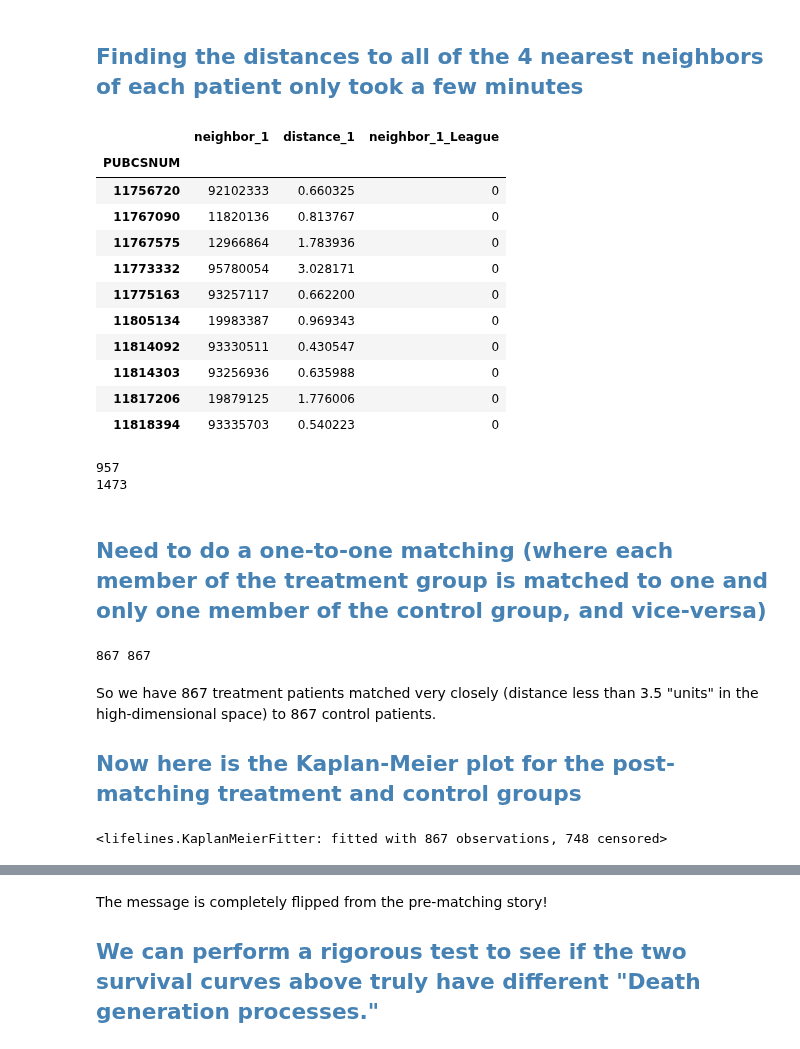
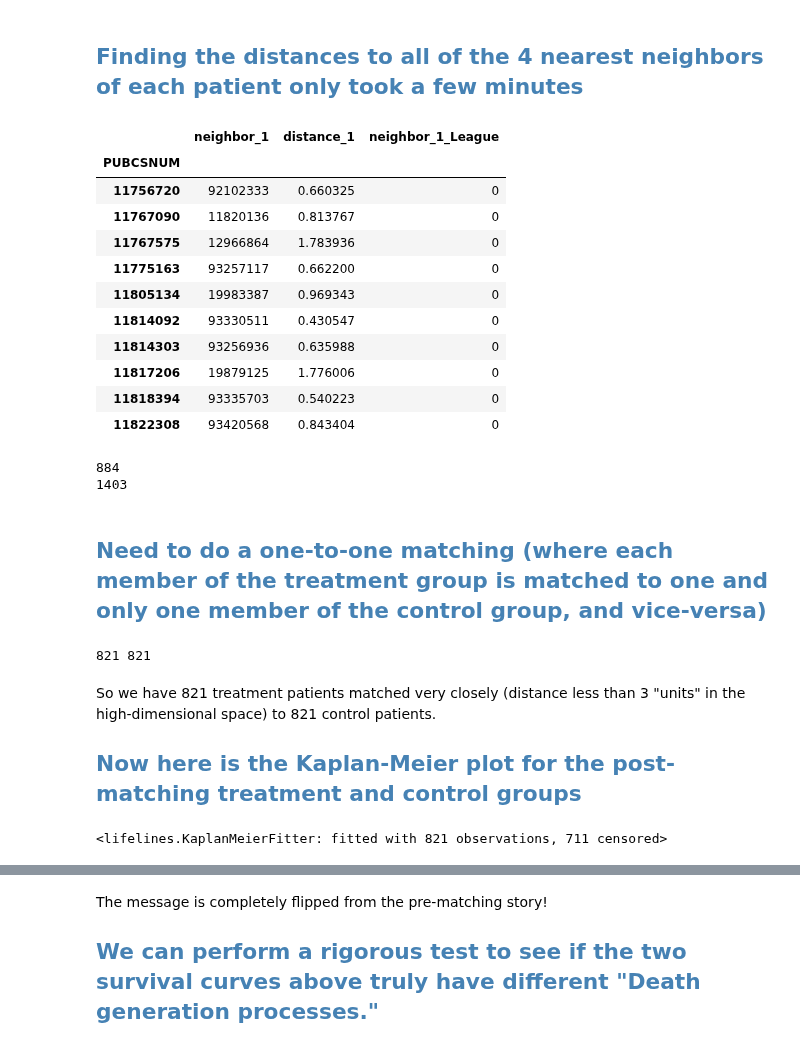
Before and after one commit to doolingdavid/SEERMATCH2, a Jupyter notebook: all_other_example.ipynb, the cells around one changed output, grey strips where cells are left out. Saved outputs shown, nothing was run; the diff lists cells and outputs as text; code cells hidden in the pictures.

```diff
--- a/all_other_example.ipynb
+++ b/all_other_example.ipynb
@@ -435,43 +435,43 @@ dftreeleague['neighbor_2_League'] = dftreeleague['neighbor_2'].apply(get_league)
 dftreeleague['neighbor_3_League'] = dftreeleague['neighbor_3'].apply(get_league)
 
 neighbor_1_match = (dftreeleague['neighbor_1_League'] == 0)
 
-dist1filter = (dftreeleague['distance_1'] <= 3.5)
-dist2filter = (dftreeleague['distance_2'] <= 3.5)
-dist3filter = (dftreeleague['distance_3'] <= 3.5)
+dist1filter = (dftreeleague['distance_1'] <= 3)
+dist2filter = (dftreeleague['distance_2'] <= 3)
+dist3filter = (dftreeleague['distance_3'] <= 3)
 
 one = dftreeleague[['neighbor_1','distance_1',
                   'neighbor_1_League'
 ]][(dftreeleague['neighbor_1_League'] != dftreeleague['League']) & (neighbor_1_match) & (dist1filter)].copy()
 
 
 neighbor_2_match = (dftreeleague['neighbor_2_League'] == 0)
 
 two = dftreeleague[['neighbor_2','distance_2',
                   'neighbor_2_League'
 ]][(dftreeleague['neighbor_2_League'] != dftreeleague['League']) & (neighbor_2_match) & (dist2filter)].copy()
 
 
 neighbor_3_match = (dftreeleague['neighbor_3_League'] == 0)
 
 three = dftreeleague[['neighbor_3','distance_3',
                   'neighbor_3_League'
 ]][(dftreeleague['neighbor_3_League'] != dftreeleague['League']) & (neighbor_3_match) & (dist3filter) ].copy()
 
 one.head(10)
 # %% [output]
 |  | neighbor_1 | distance_1 | neighbor_1_League |
 | PUBCSNUM |  |  |  |
 | 11756720 | 92102333 | 0.660325 | 0 |
 | 11767090 | 11820136 | 0.813767 | 0 |
 | 11767575 | 12966864 | 1.783936 | 0 |
-| 11773332 | 95780054 | 3.028171 | 0 |
 | 11775163 | 93257117 | 0.662200 | 0 |
 | 11805134 | 19983387 | 0.969343 | 0 |
 | 11814092 | 93330511 | 0.430547 | 0 |
 | 11814303 | 93256936 | 0.635988 | 0 |
 | 11817206 | 19879125 | 1.776006 | 0 |
 | 11818394 | 93335703 | 0.540223 | 0 |
+| 11822308 | 93420568 | 0.843404 | 0 |
 # %%
 onedict = one['neighbor_1'].to_dict()
 twodict = two['neighbor_2'].to_dict()
@@ -497,8 +497,8 @@ treatmentindices = goodtreatmentteams
 print(len(treatmentindices))
 print(len(controlindices))
 # %% [output]
-957
-1473
+884
+1403
 # %% [markdown]
 ## <font color='steelblue'>Need to do a one-to-one matching (where each member of the treatment group is matched to one and only one member of the control group, and vice-versa)
 # %%
@@ -517,9 +517,9 @@ controlindices = list(d_t_c.values())
 
 print(len(controlindices), len(treatmentindices))
 # %% [output]
-867 867
+821 821
 # %% [markdown]
-So we have 867 treatment patients matched very closely (distance less than 3.5 "units" in the high-dimensional space) to 867 control patients.
+So we have 821 treatment patients matched very closely (distance less than 3 "units" in the high-dimensional space) to 821 control patients.
 
 ## <font color='steelblue'>Now here is the Kaplan-Meier plot for the post-matching treatment and control groups</font>
 # %%
@@ -546,7 +546,7 @@ kmftreatmentpost.fit(Ttreatment, event_observed=Etreatment, label='Radiation Gro
 ###kmftreatment.plot(ax=ax)
 ###plt.title("Nasopharynx Kaplan-Meier Curve (95% CI) \n Post-Matching");
 # %% [output]
-<lifelines.KaplanMeierFitter: fitted with 867 observations, 748 censored>
+<lifelines.KaplanMeierFitter: fitted with 821 observations, 711 censored>
 # %%
 ax = kmfcontrolpost.plot()
 kmftreatmentpost.plot(ax=ax)
```
Also changed, not shown: parts of 50 cells of this notebook.
